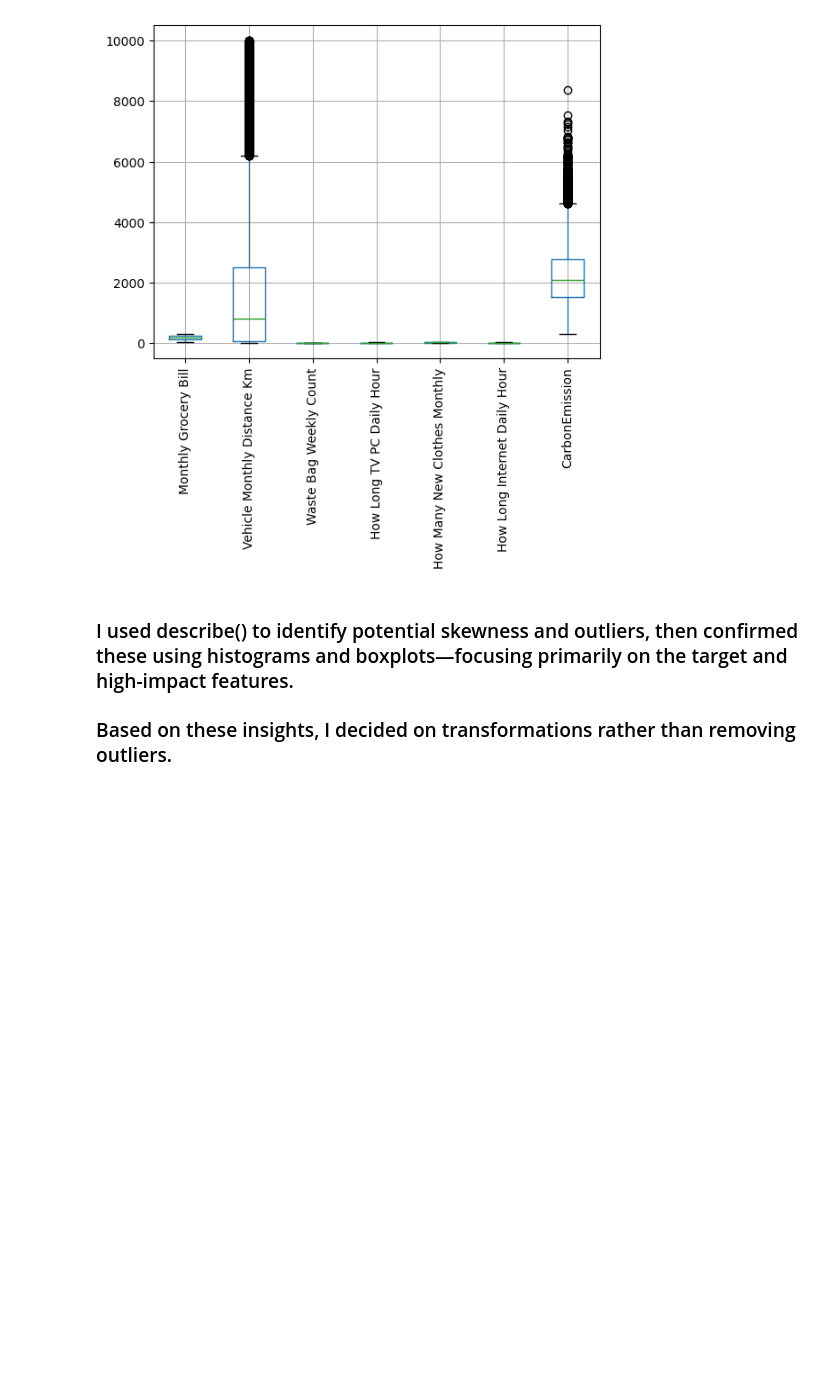
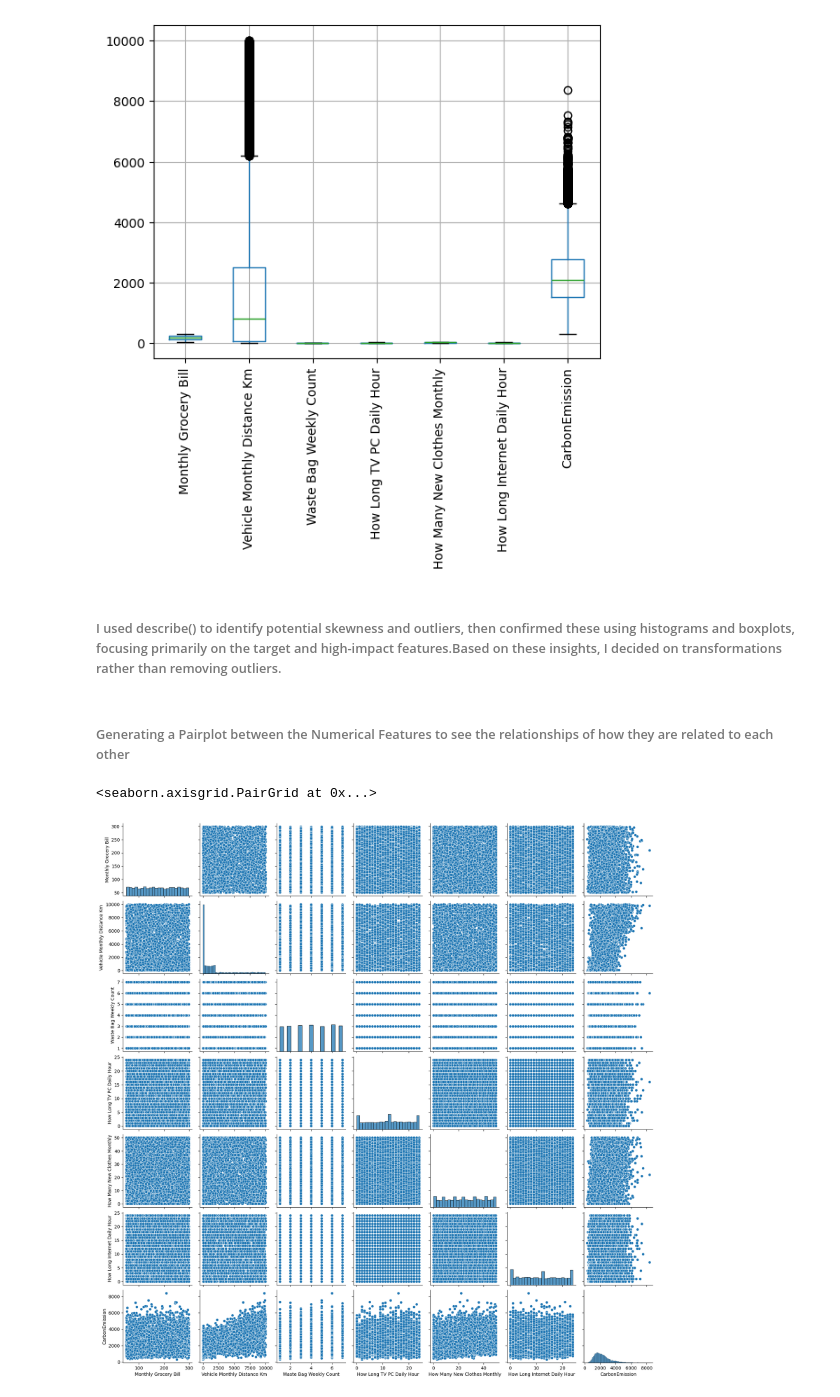
Before and after one commit to JayaSaiKishore7/MachineLearningModels, a Jupyter notebook: EcoCarbon.ipynb, the cells around one changed output. Drawn from its saved outputs; the diff is of its cells as text; code cells hidden in the pictures; blank space fills up the shorter version.

```diff
--- a/EcoCarbon.ipynb
+++ b/EcoCarbon.ipynb
@@ -188,5 +188,12 @@ df.boxplot(rot=90)
 <Axes: >
 [figure]
 # %% [markdown]
-### I used describe() to identify potential skewness and outliers, then confirmed these using histograms and boxplots—focusing primarily on the target and high-impact features.
-### Based on these insights, I decided on transformations rather than removing outliers.
+###### I used describe() to identify potential skewness and outliers, then confirmed these using histograms and boxplots, focusing primarily on the target and high-impact features.Based on these insights, I decided on transformations rather than removing outliers.
+# %% [markdown]
+###### Generating a Pairplot between the Numerical Features to see the relationships of how they are related to each other
+# %%
+numerical_cols = df.select_dtypes(include="number").columns
+sns.pairplot(df[numerical_cols])
+# %% [output]
+<seaborn.axisgrid.PairGrid at 0x...>
+[figure, added]
```
Also changed, not shown: parts of 28 cells of this notebook.
